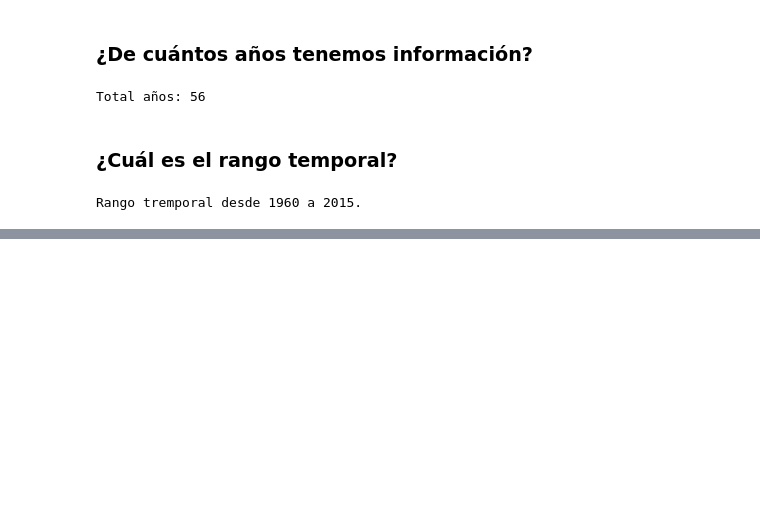
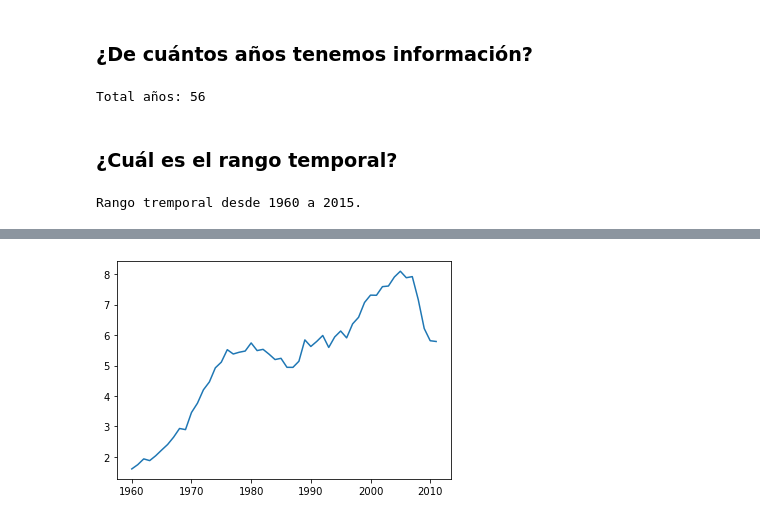
Before and after one commit to JavDomGom/machine-learning-y-redes-neuronales, a Jupyter notebook: Visualización.ipynb, the cells around one changed output, grey strips where cells are left out. Drawn from its saved outputs; the diff is of its cells as text; code cells hidden in the pictures; blank space fills up the shorter version.

```diff
--- a/Visualización.ipynb
+++ b/Visualización.ipynb
@@ -67,0 +103,6 @@ Rango tremporal desde 1960 a 2015.
+# %%
+# Cambiamos a gráfico de líneas.
+plt.plot(total_co2['Year'].values, total_co2['Value'])
+plt.show()
+# %% [output]
+[figure, added]
```
Also changed, not shown: parts of 23 cells of this notebook.
